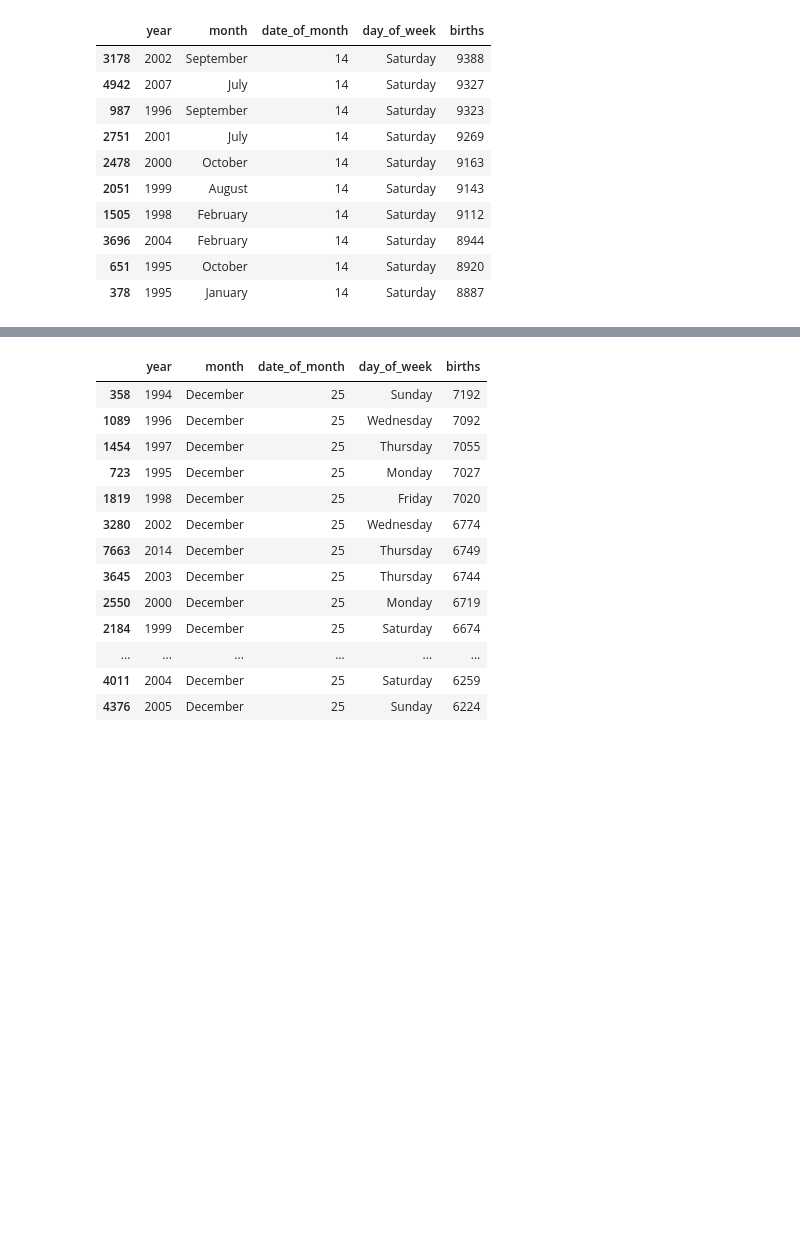
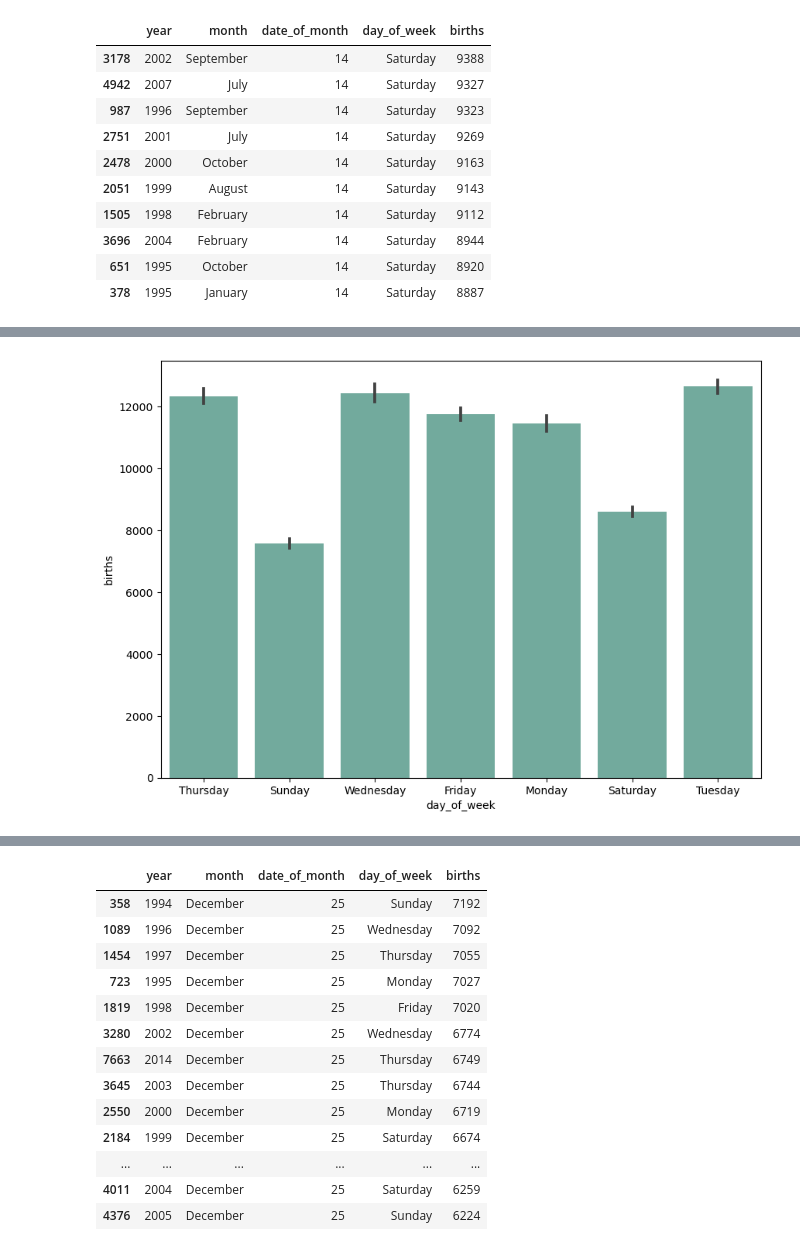
Before and after one commit to Timothyspratt/DA11_Capstone, a Jupyter notebook: notebook/capstone_da_11.ipynb, the cells around one changed output, grey strips where cells are left out. Saved outputs shown, nothing was run; the diff lists cells and outputs as text; code cells hidden in the pictures; blank space fills up the shorter version.

```diff
--- a/notebook/capstone_da_11.ipynb
+++ b/notebook/capstone_da_11.ipynb
@@ -421,0 +424,2 @@ all_births[(all_births['date_of_month'] == 14) & (all_births['day_of_week'] == '
+# %%
+births_on_13 = all_births[all_births['date_of_month'] == 13]
@@ -421,0 +455,10 @@ all_births[(all_births['date_of_month'] == 14) & (all_births['day_of_week'] == '
+# %%
+plt.figure(figsize=(10, 7))
+
+sns.barplot(
+    data=births_on_13,
+    x="day_of_week",
+    y="births",
+    color='#69b3a2');
+# %% [output]
+[figure, added]
```
Also changed, not shown: parts of 16 cells of this notebook.
